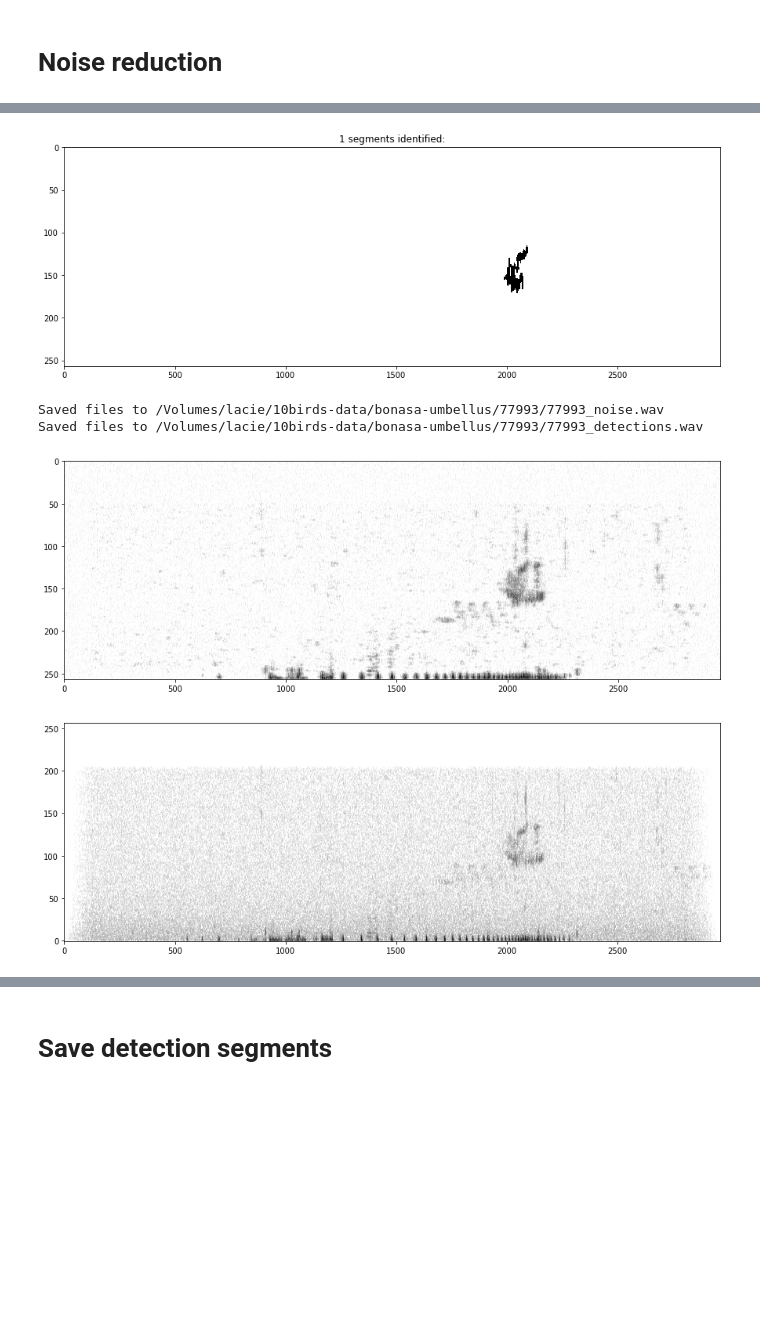
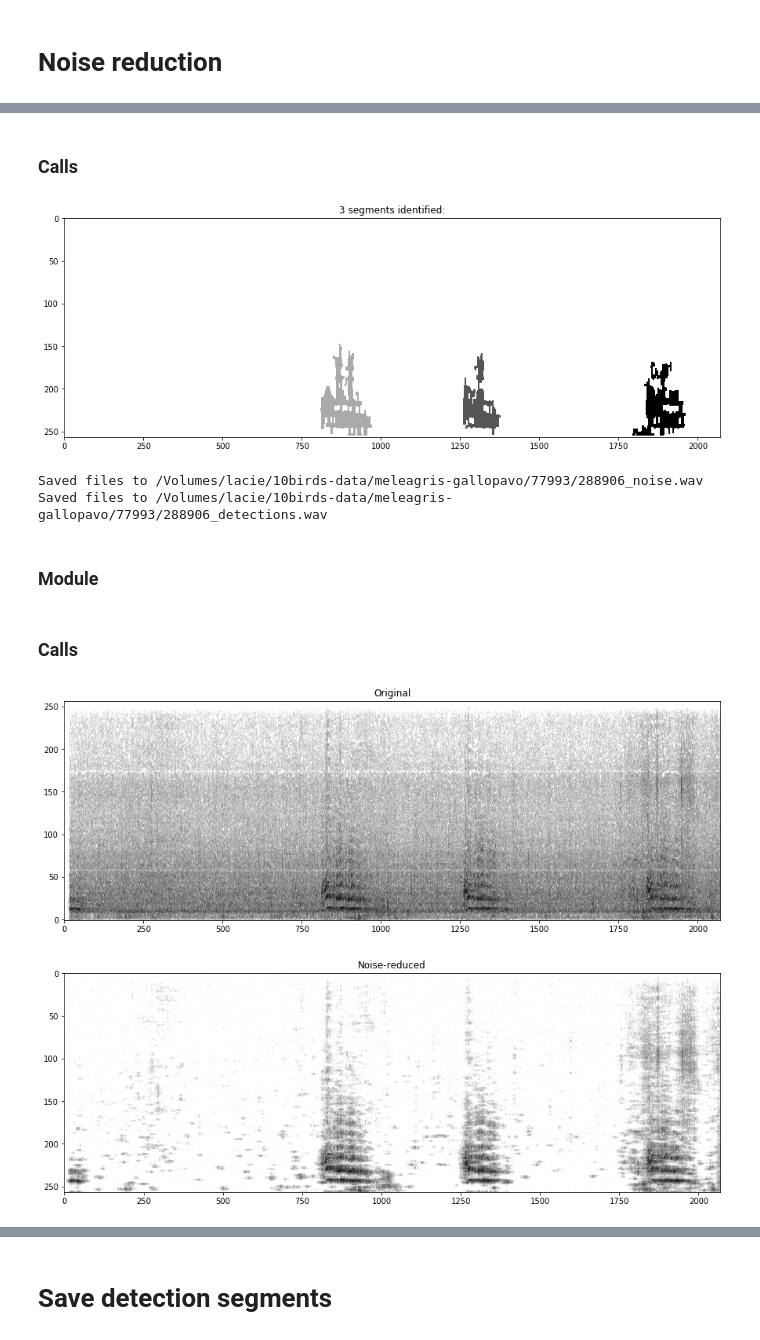
Before and after one commit to rhine3/squiggle-detector, a Jupyter notebook: debug-notebook.ipynb, the cells around one changed output, grey strips where cells are left out. Drawn from its saved outputs; the diff is of its cells as text; code cells hidden in the pictures; blank space fills up the shorter version.

```diff
--- a/debug-notebook.ipynb
+++ b/debug-notebook.ipynb
@@ -103,0 +108,8 @@ def make_spect(samples, samples_per_seg, overlap_percent, sample_rate=22050):
+# %%
+species_dir = 'meleagris-gallopavo'
+num = '77993'
+filename = '/Volumes/seagate3/xeno-canto/20181207/meleagris-gallopavo/mp3s/288906.mp3'
+
+'''species_dir = 'bonasa-umbellus'
+num = '77993'
+filename = f'/Volumes/seagate3/xeno-canto/20181207/{species_dir}/mp3s/{num}.mp3'''
@@ -104,8 +118,4 @@ def make_spect(samples, samples_per_seg, overlap_percent, sample_rate=22050):
 # %%
-#filename = '/Volumes/seagate3/xeno-canto/20181207/meleagris-gallopavo/mp3s/288906.mp3'
-species_dir = 'bonasa-umbellus'
-num = '77993'
-filename = f'/Volumes/seagate3/xeno-canto/20181207/{species_dir}/mp3s/{num}.mp3'
 samples_per_seg = 512
 overlap_percent = 0.75
 sample_rate = 22050.0
@@ -208,5 +231,5 @@ def binarize_by_median(spectrogram, multiplier=9.0):
 # %%
-median_binarize_multiplier = 50.0
+median_binarize_multiplier = 20.0
 #median_binarize_multiplier = 9.0
 binary_spect = binarize_by_median(normalized_spect, multiplier = median_binarize_multiplier)
 plotter(binary_spect)
@@ -276,7 +303,7 @@ def image_processing_dict(
 # %%
 from collections import OrderedDict
 
-small_obj_size = 1000.0
+small_obj_size = 100### Calls0.0
 binary_closing_size = (8 , 8)
 binary_dilation_size = (3, 5)
 
@@ -463,3 +482,5 @@ pwd
+# %% [markdown]
+### Calls
 # %%
 bounding_boxes = box_binary(binary_processed)
 noise_filename = save_noise_file(
@@ -474,9 +495,11 @@ noise_filename = save_noise_file(
     subdir = num
 )
 # %% [output]
-[figure, old version]
+[figure, new version]
-Saved files to /Volumes/lacie/10birds-data/bonasa-umbellus/77993/77993_noise.wav
-Saved files to /Volumes/lacie/10birds-data/bonasa-umbellus/77993/77993_detections.wav
+Saved files to /Volumes/lacie/10birds-data/meleagris-gallopavo/77993/288906_noise.wav
+Saved files to /Volumes/lacie/10birds-data/meleagris-gallopavo/77993/288906_detections.wav
+# %% [markdown]
+### Module
 # %%
 def audacity_noise_reduce(noise_file, audio_samples, verbose=False):
     '''
@@ -503,15 +526,15 @@ def audacity_noise_reduce(noise_file, audio_samples, verbose=False):
 
 
     return reduced_noise_samples
+# %% [markdown]
+### Calls
 # %%
 samples_nr = audacity_noise_reduce(noise_file=noise_filename, audio_samples=samples)
 freqs_nr, times_nr, spect_nr = make_spect(samples_nr, samples_per_seg=samples_per_seg, overlap_percent=overlap_percent)
 spect_nr = normalize_spect(spect_nr)
-plotter(spect_nr, db=True)
+plotter(spect, db=True, upside_down=True, title='Original')
+plotter(spect_nr, db=True, title='Noise-reduced')
 # %% [output]
-[figure, old version]
+[figure, new version]
+[figure, added]
-# %%
-plotter(spect, db=True, upside_down=True)
-# %% [output]
-[figure, removed]
 # %% [markdown]
```
Also changed, not shown: parts of 39 cells of this notebook.
